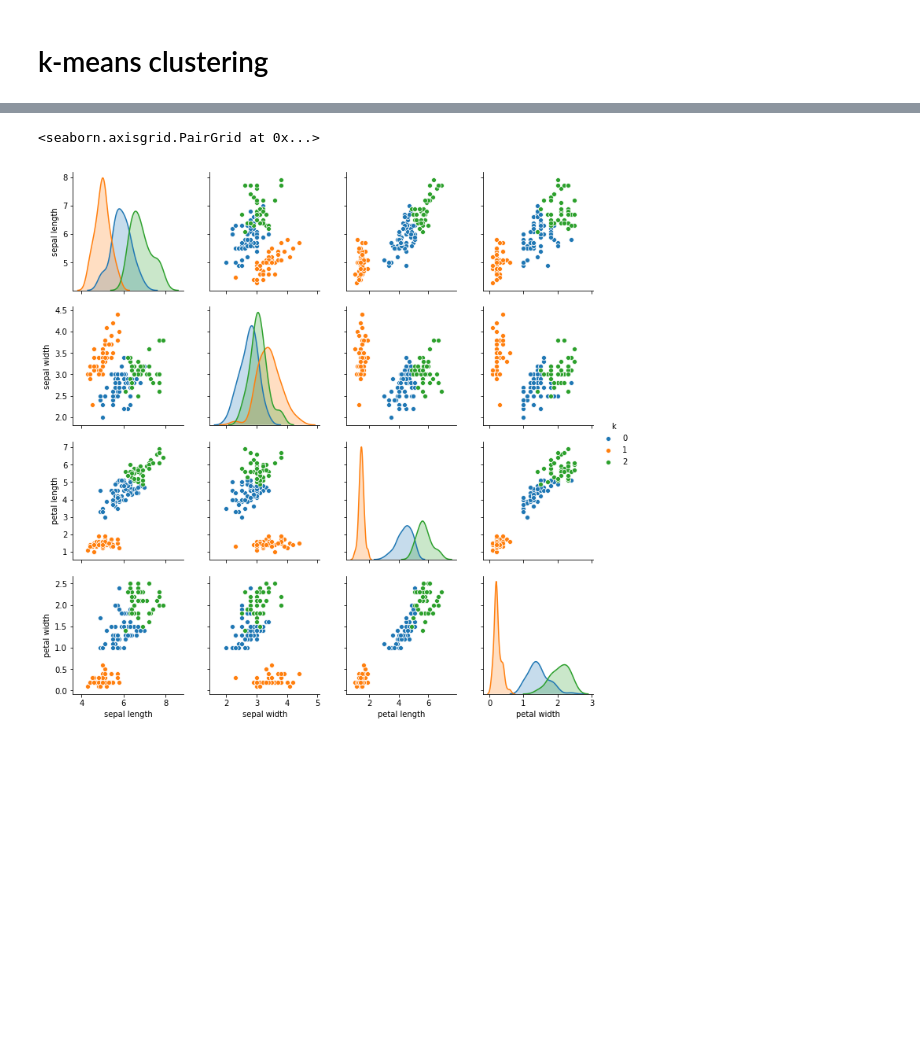
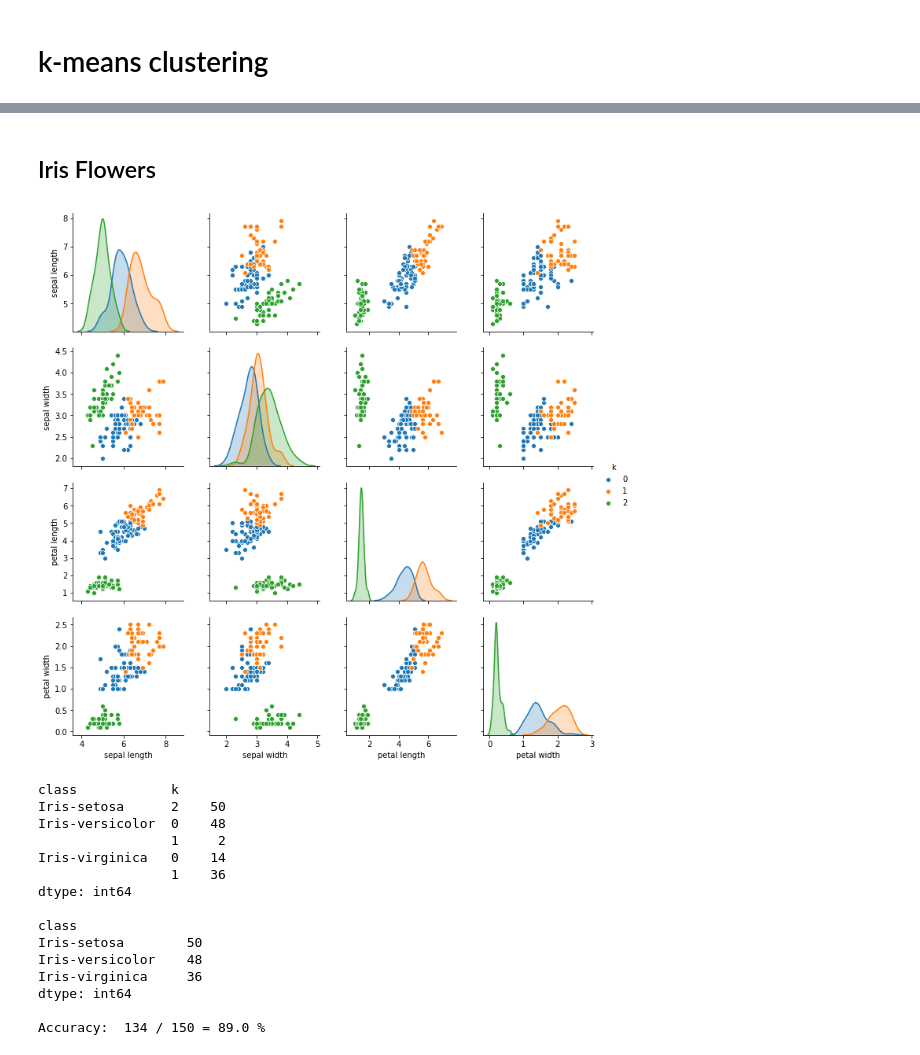
Before and after one commit to DV1X3R/tti-computer-science, a Jupyter notebook: IV. Fourth Year/python-intelligence-systems/KMeans.ipynb, the cells around one changed output, grey strips where cells are left out. Saved outputs shown, nothing was run; the diff lists cells and outputs as text; code cells hidden in the pictures; blank space fills up the shorter version.

```diff
--- a/IV. Fourth Year/python-intelligence-systems/KMeans.ipynb
+++ b/IV. Fourth Year/python-intelligence-systems/KMeans.ipynb
@@ -86,10 +85,36 @@ sns.scatterplot(x=X['x'], y=X['y'], hue=X['k'])
+# %% [markdown]
+## Iris Flowers
 # %%
-X = pd.read_csv('iris.data.csv')
-X['k'] = _KMeans(n_clusters=3).fit(
-    X[['sepal length', 'sepal width', 'petal length', 'petal width']]).labels_
-sns.pairplot(X, vars=['sepal length', 'sepal width',
-                      'petal length', 'petal width'], hue='k')
+x = pd.read_csv('datasets/iris.data.csv')
+x['k'] = _KMeans(n_clusters=3).fit(
+    x[['sepal length', 'sepal width', 'petal length', 'petal width']]).labels_
+
+sns.pairplot(x, vars=['sepal length', 'sepal width', 'petal length', 'petal width'], hue='k')
 # sns.pairplot(X, vars=['sepal length', 'sepal width', 'petal length', 'petal width'], hue='class')
+plt.show()
+
+size_of_k = x.iloc[:, [4, 5]].groupby(['class', 'k']).size()
+max_by_class = size_of_k.groupby(['class']).max()
+
+print('\n')
+print(size_of_k, end='\n\n')
+print(max_by_class, end='\n\n')
+print('Accuracy: ', str(max_by_class.sum()), '/', len(x), '=',
+      str(round((max_by_class.sum() / len(x)), 2) * 100), '%')
 # %% [output]
+[figure, new version]
-<seaborn.axisgrid.PairGrid at 0x...>
+class            k
+Iris-setosa      2    50
+Iris-versicolor  0    48
+                 1     2
+Iris-virginica   0    14
+                 1    36
+dtype: int64
+
+class
+Iris-setosa        50
+Iris-versicolor    48
+Iris-virginica     36
+dtype: int64
+
+Accuracy:  134 / 150 = 89.0 %
-[figure, old version]
```
Also changed, not shown: parts of 6 cells of this notebook, 5 other files.
